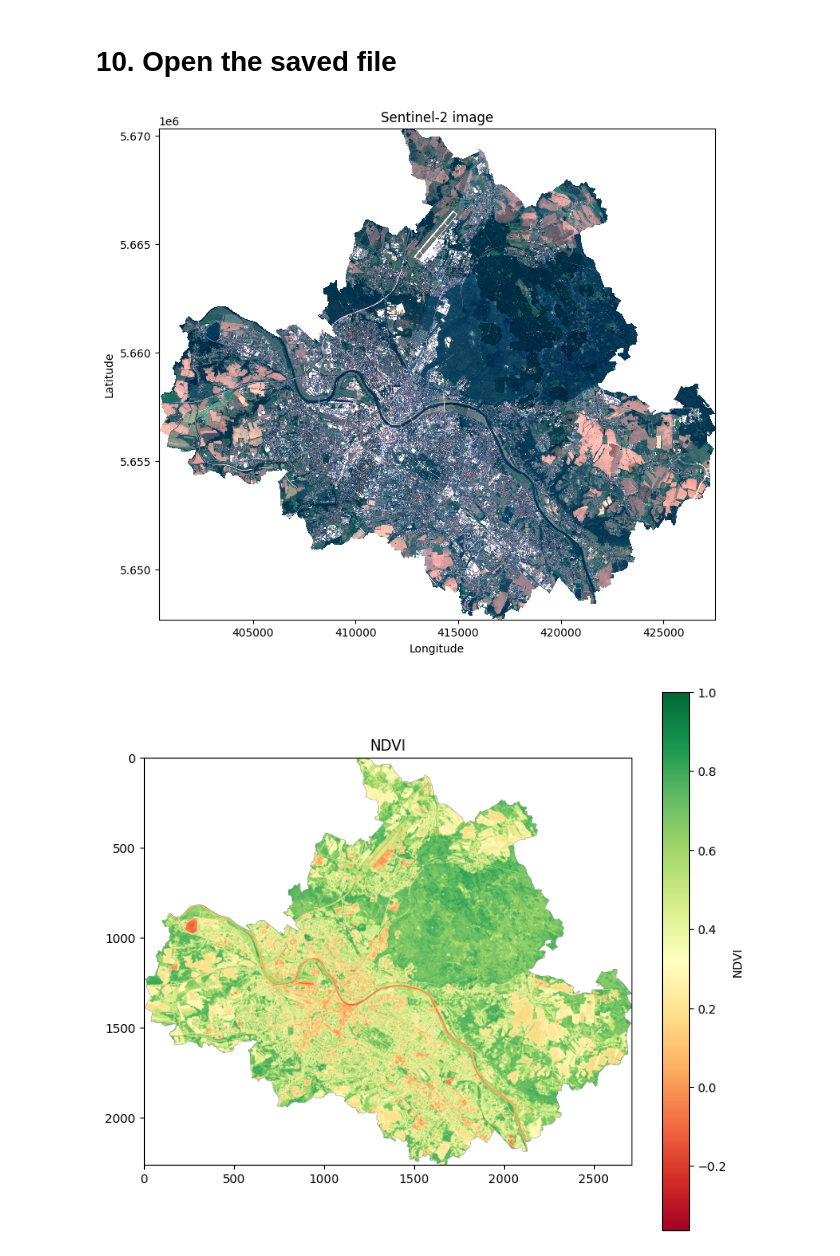
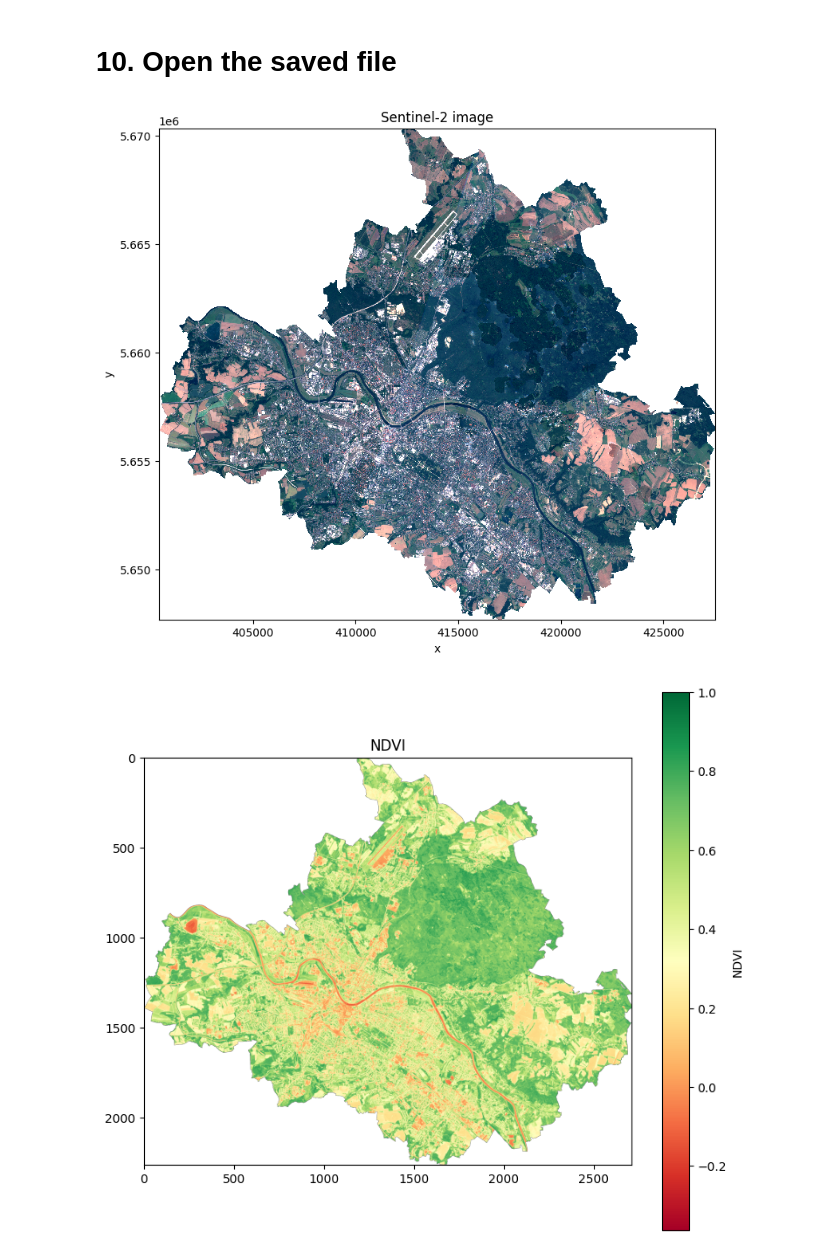
Before and after one commit to japanj/pugs-detection, a Jupyter notebook: notebooks/3_data_processing_satellite_image.ipynb, the cells around one changed output. Saved outputs shown, nothing was run; the diff lists cells and outputs as text; code cells hidden in the pictures.

```diff
--- a/notebooks/3_data_processing_satellite_image.ipynb
+++ b/notebooks/3_data_processing_satellite_image.ipynb
@@ -347,13 +347,11 @@ data = rioxarray.open_rasterio(clipped_output_path, masked=True)
 # %%
 # Plot the raster data
 plt.figure(figsize=(9, 8))
 data.sel(band=[4, 3, 2]).plot.imshow(robust=True)
 plt.title("Sentinel-2 image")
-plt.xlabel("Longitude")
-plt.ylabel("Latitude")
 plt.show()
 # %% [output]
-[figure, old version]
+[figure, new version]
 # %%
 # Plot the raster data
 plt.figure(figsize=(9, 8))
```
Also changed, not shown: 7 other files.
